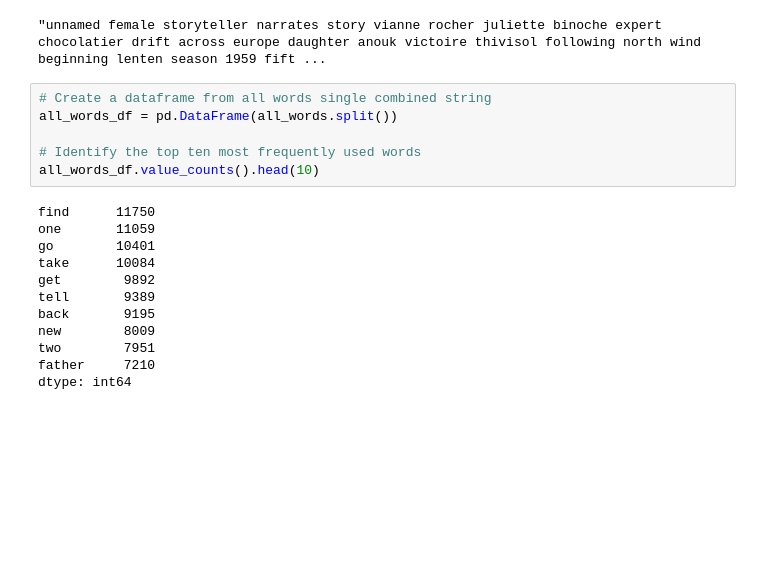
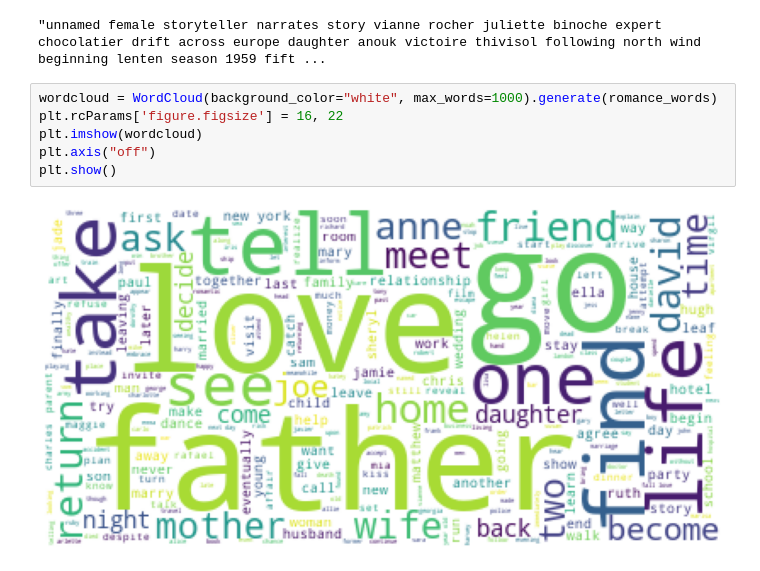
Before and after one commit to KwameTaylor/film-plot-generator, a Jupyter notebook: film-plot-generator.ipynb, the cells around one changed output. Drawn from its saved outputs; the diff is of its cells as text; blank space fills up the shorter version.

Commit message:
wordclouds in exploration

```diff
--- a/film-plot-generator.ipynb
+++ b/film-plot-generator.ipynb
@@ -292,21 +310,11 @@ all_words = ' '.join(train.clean)
 romance_words
 # %% [output]
 "unnamed female storyteller narrates story vianne rocher juliette binoche expert chocolatier drift across europe daughter anouk victoire thivisol following north wind beginning lenten season 1959 fift ...
-# %%
-# Create a dataframe from all words single combined string
-all_words_df = pd.DataFrame(all_words.split())
-
-# Identify the top ten most frequently used words
-all_words_df.value_counts().head(10)
-# %% [output]
-find      11750
-one       11059
-go        10401
-take      10084
-get        9892
-tell       9389
-back       9195
-new        8009
-two        7951
-father     7210
-dtype: int64
+# %%
+wordcloud = WordCloud(background_color="white", max_words=1000).generate(romance_words)
+plt.rcParams['figure.figsize'] = 16, 22
+plt.imshow(wordcloud)
+plt.axis("off")
+plt.show()
+# %% [output]
+[figure, added]
```
Also changed, not shown: parts of 3 cells of this notebook.
